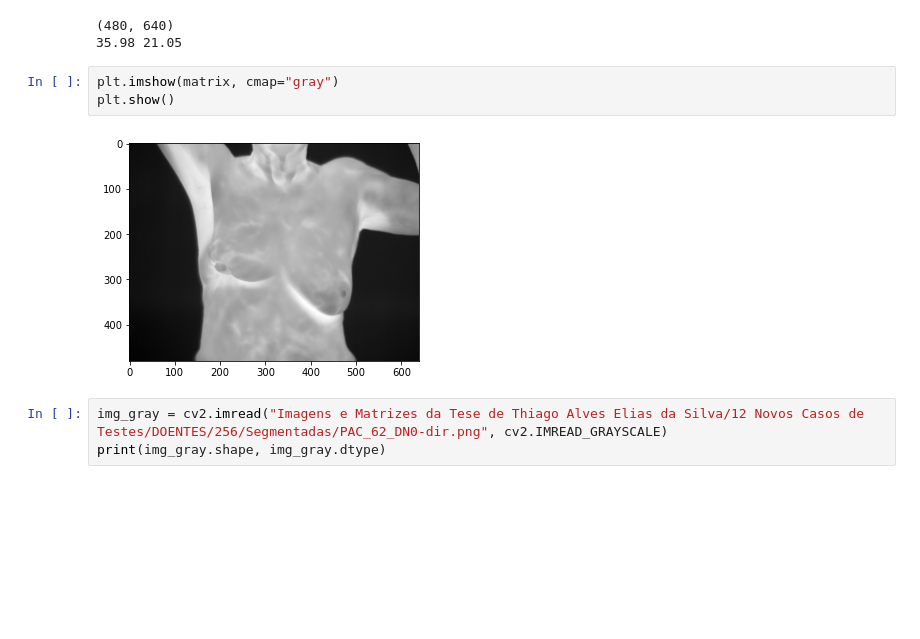
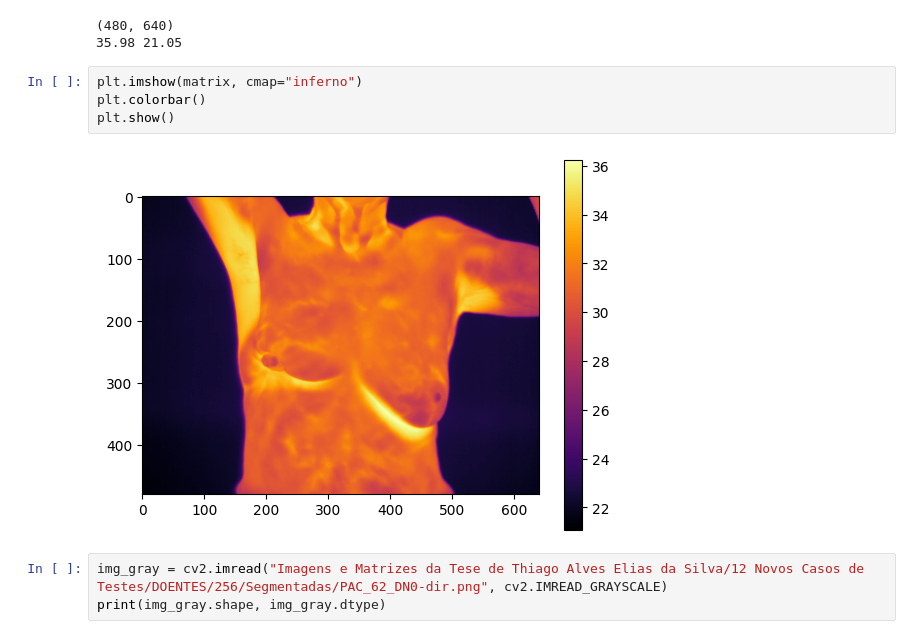
Before and after one commit to guillepinto/Thermal-Imaging-Breast-Cancer-Detection, a Jupyter notebook: notebooks/BreastCancer_Classification.ipynb, the cells around one changed output. Drawn from its saved outputs; the diff is of its cells as text; blank space fills up the shorter version.

```diff
--- a/notebooks/BreastCancer_Classification.ipynb
+++ b/notebooks/BreastCancer_Classification.ipynb
@@ -89,10 +105,11 @@ print(matrix.max(), matrix.min())
 (480, 640)
 35.98 21.05
 # %%
-plt.imshow(matrix, cmap="gray")
+plt.imshow(matrix, cmap="inferno")
+plt.colorbar()
 plt.show()
 # %% [output]
-[figure, old version]
+[figure, new version]
 # %%
 img_gray = cv2.imread("Imagens e Matrizes da Tese de Thiago Alves Elias da Silva/12 Novos Casos de Testes/DOENTES/256/Segmentadas/PAC_62_DN0-dir.png", cv2.IMREAD_GRAYSCALE)
 print(img_gray.shape, img_gray.dtype)
```
Also changed, not shown: parts of 30 cells of this notebook.
